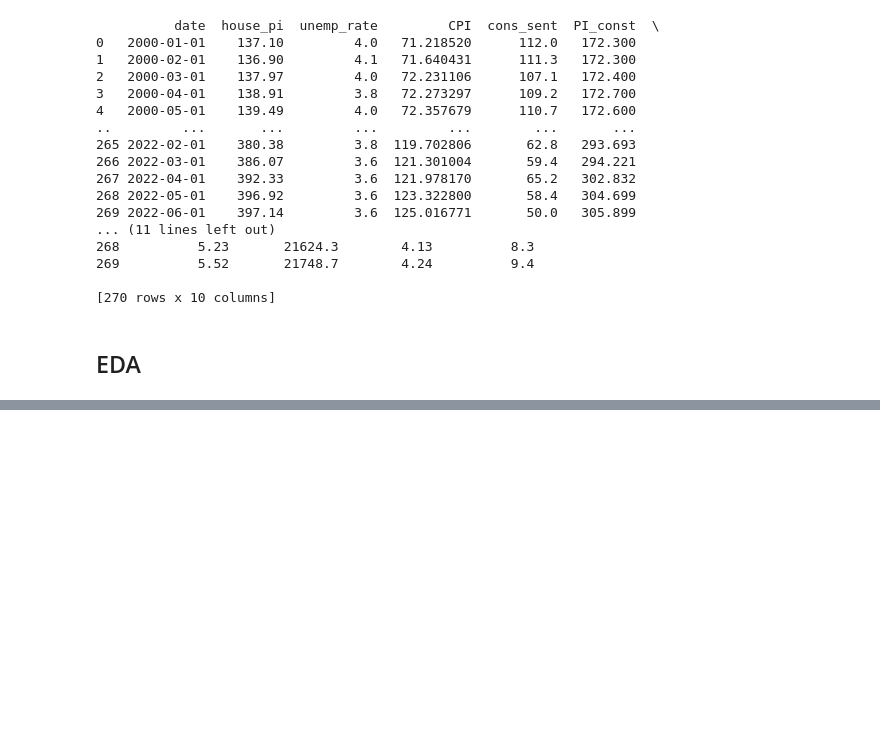
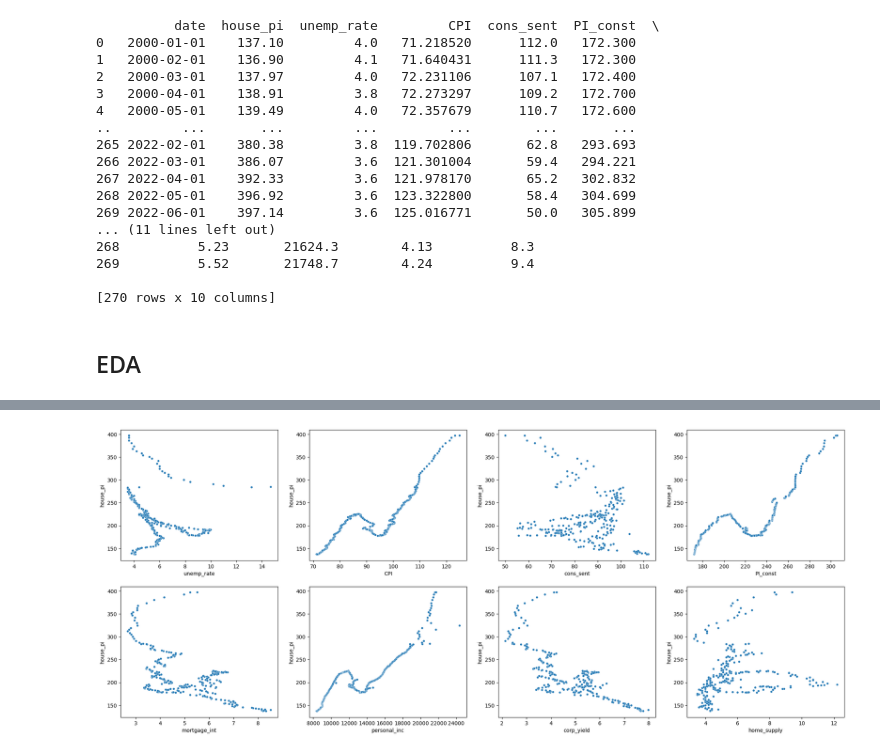
Before and after one commit to AtK42/digital-tools-for-finance-homework, a Jupyter notebook: housing-price-index-us/notebooks/housing-price-index-us.ipynb, the cells around one changed output, grey strips where cells are left out. Cells and saved outputs as stored; diff of their text form; code cells hidden in the pictures; blank space fills up the shorter version.

```diff
--- a/housing-price-index-us/notebooks/housing-price-index-us.ipynb
+++ b/housing-price-index-us/notebooks/housing-price-index-us.ipynb
@@ -137,0 +149,13 @@ KeyError: 'key of type tuple not found and not a MultiIndex'
+# %%
+# plot all variables against the housing price index
+cols = data.columns[2:,] # don't plot housing index against itself + see above for plot against time
+n_rows = math.ceil(len(cols) / 4)
+figsize_height = n_rows * 5
+k = 1
+plt.figure(figsize = (25, figsize_height))
+for i in cols:
+    plt.subplot(n_rows, 4, k)
+    sns.scatterplot(data = data, x = i, y = data['house_pi'], size = 5, legend = False)
+    k += 1
+# %% [output]
+[figure, added]
```
Also changed, not shown: parts of 16 cells of this notebook.
